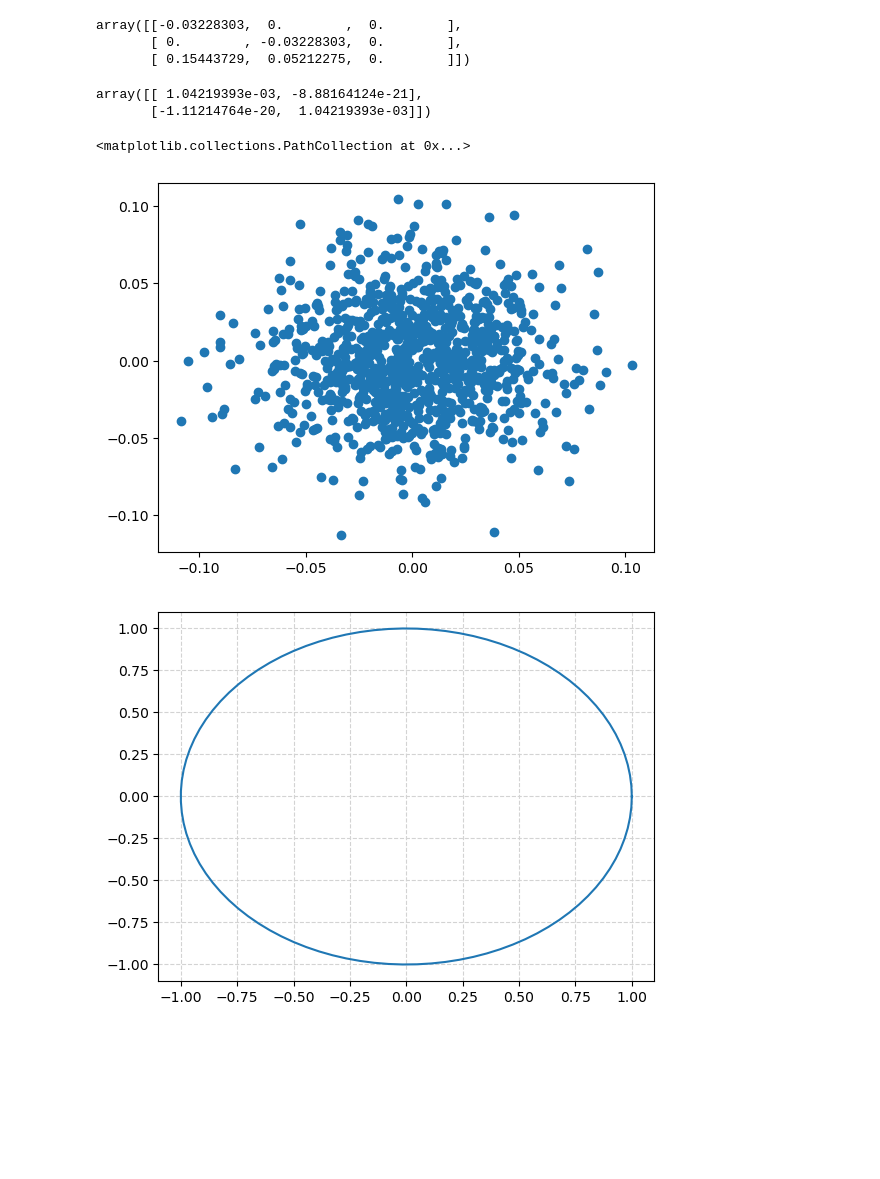
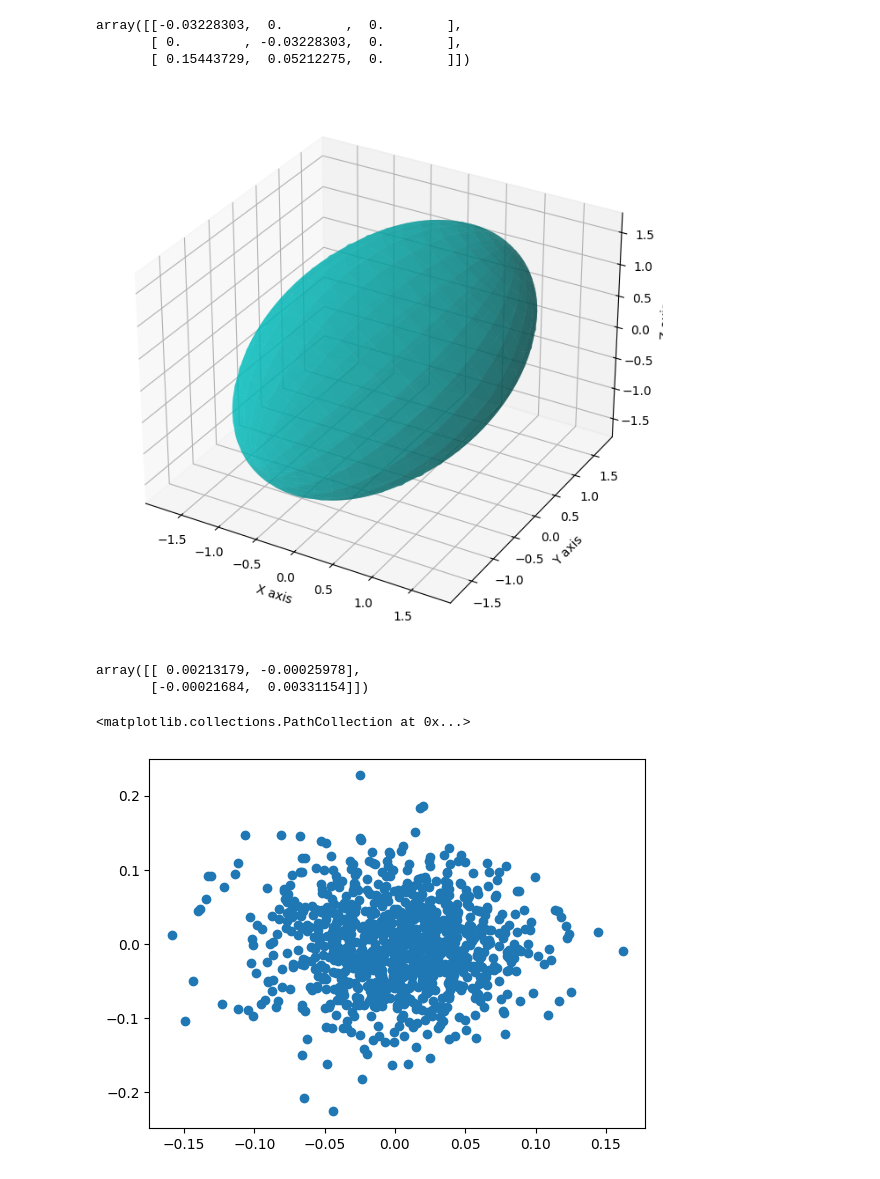
Before and after one commit to farqlia/UrbanViewsModeling, a Jupyter notebook: notebooks/Gaussian.ipynb, the cells around one changed output. Cells and saved outputs as stored; diff of their text form; code cells hidden in the pictures; blank space fills up the shorter version.

```diff
--- a/notebooks/Gaussian.ipynb
+++ b/notebooks/Gaussian.ipynb
@@ -225,38 +263,62 @@ array([[-0.03228303,  0.        ,  0.        ],
        [ 0.        , -0.03228303,  0.        ],
        [ 0.15443729,  0.05212275,  0.        ]])
 # %%
-cov = np.array([[1, 0, 0], [0, 1, 0], [0, 0, 1]])
+cov = np.array([[3, 1, 1], [0, 3, 0], [1, 1, 3]])
+# %%
+# Generated by chatgpt
+import numpy as np
+import matplotlib.pyplot as plt
+
+# Step 2: Compute eigenvalues and eigenvectors of the covariance matrix
+eigvals, eigvecs = np.linalg.eigh(cov)
+
+# Step 3: Generate a sphere
+# Create a grid of points that forms a unit sphere
+u = np.linspace(0, 2 * np.pi, 100)
+v = np.linspace(0, np.pi, 100)
+x = np.outer(np.cos(u), np.sin(v))
+y = np.outer(np.sin(u), np.sin(v))
+z = np.outer(np.ones(np.size(u)), np.cos(v))
+
+# Stack the sphere points into a 3xN array (for matrix multiplication)
+sphere_points = np.stack((x, y, z), axis=0).reshape(3, -1)
+
+# Step 4: Transform the unit sphere into the ellipsoid using the covariance matrix
+# Scale the sphere points by the eigenvalues and rotate them using the eigenvectors
+ellipsoid_points = eigvecs @ np.diag(np.sqrt(eigvals)) @ sphere_points
+
+# Reshape to 3D for plotting
+x_ellipsoid = ellipsoid_points[0, :].reshape(100, 100)
+y_ellipsoid = ellipsoid_points[1, :].reshape(100, 100)
+z_ellipsoid = ellipsoid_points[2, :].reshape(100, 100)
+
+# Step 5: Plot the ellipsoid
+fig = plt.figure(figsize=(8, 8))
+ax = fig.add_subplot(111, projection='3d')
+
+# Plot the surface of the ellipsoid
+ax.plot_surface(x_ellipsoid, y_ellipsoid, z_ellipsoid, color='c', alpha=0.6, rstride=4, cstride=4, linewidth=0.5)
+
+# Add labels and set equal aspect ratio
+ax.set_xlabel('X axis')
+ax.set_ylabel('Y axis')
+ax.set_zlabel('Z axis')
+
+plt.show()
+# %% [output]
+[figure, new version]
 # %%
 projected_cov = jac @ viewing_transformation @ cov @ viewing_transformation.T @ jac.T
 # %%
 projected_cov[:2, :2]
 # %% [output]
-array([[ 1.04219393e-03, -8.88164124e-21],
-       [-1.11214764e-20,  1.04219393e-03]])
+array([[ 0.00213179, -0.00025978],
+       [-0.00021684,  0.00331154]])
 # %%
 data = np.random.multivariate_normal(mean=[0, 0], cov=projected_cov[:2, :2], size=1000)
 plt.scatter(data[:, 0], data[:, 1])
 # %% [output]
 <matplotlib.collections.PathCollection at 0x...>
-[figure, old version]
+[figure, new version]
 # %%
 eigenvalues, eigenvectors = LA.eig(projected_cov[:2, :2])
-# %%
-import numpy as np
-from matplotlib import pyplot as plt
-from math import pi
-
-u=0     #x-position of the center
-v=0    #y-position of the center
-a=1     #radius on the x-axis
-b=1    #radius on the y-axis
-
-
-
-t = np.linspace(0, 2*pi, 100)
-
-plt.plot( u+a*np.cos(t) , v+b*np.sin(t) )
-plt.grid(color='lightgray',linestyle='--')
-plt.show()
-# %% [output]
-[figure, removed]
```
Also changed, not shown: parts of 15 cells of this notebook, 2 other files.
